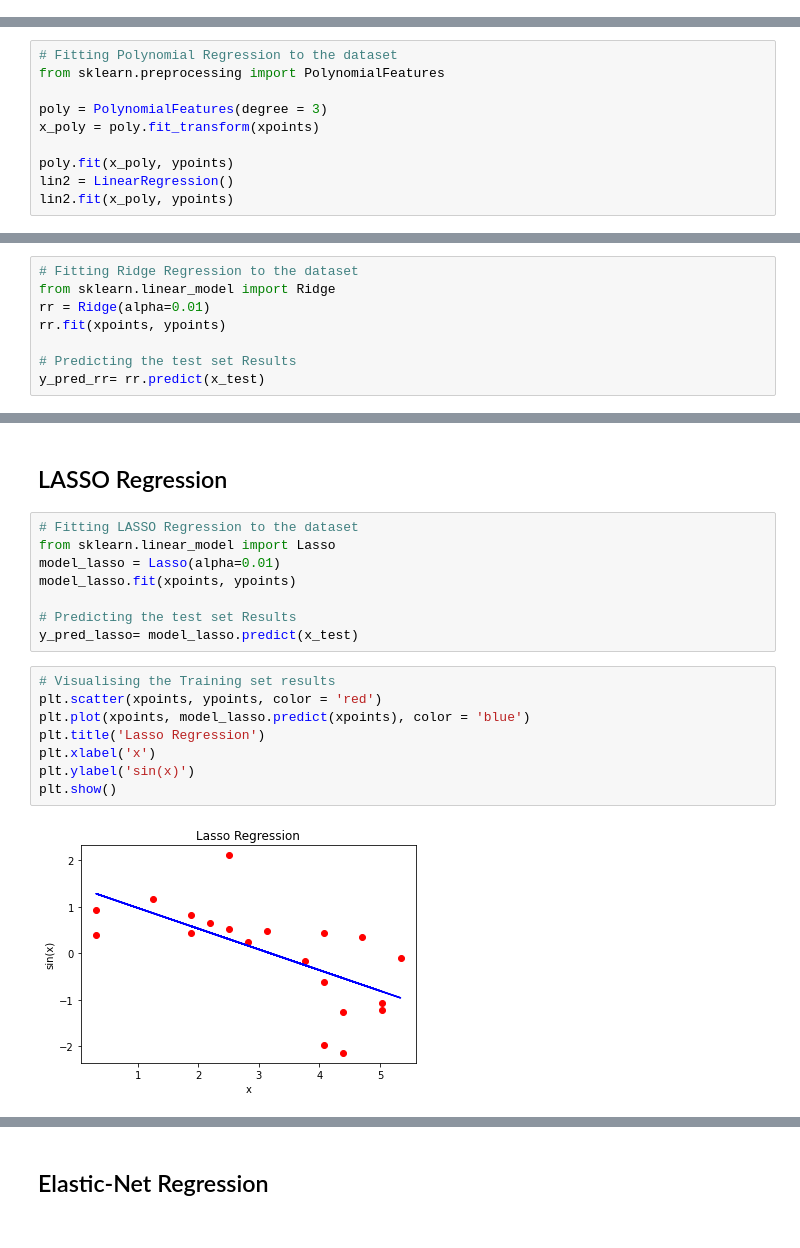
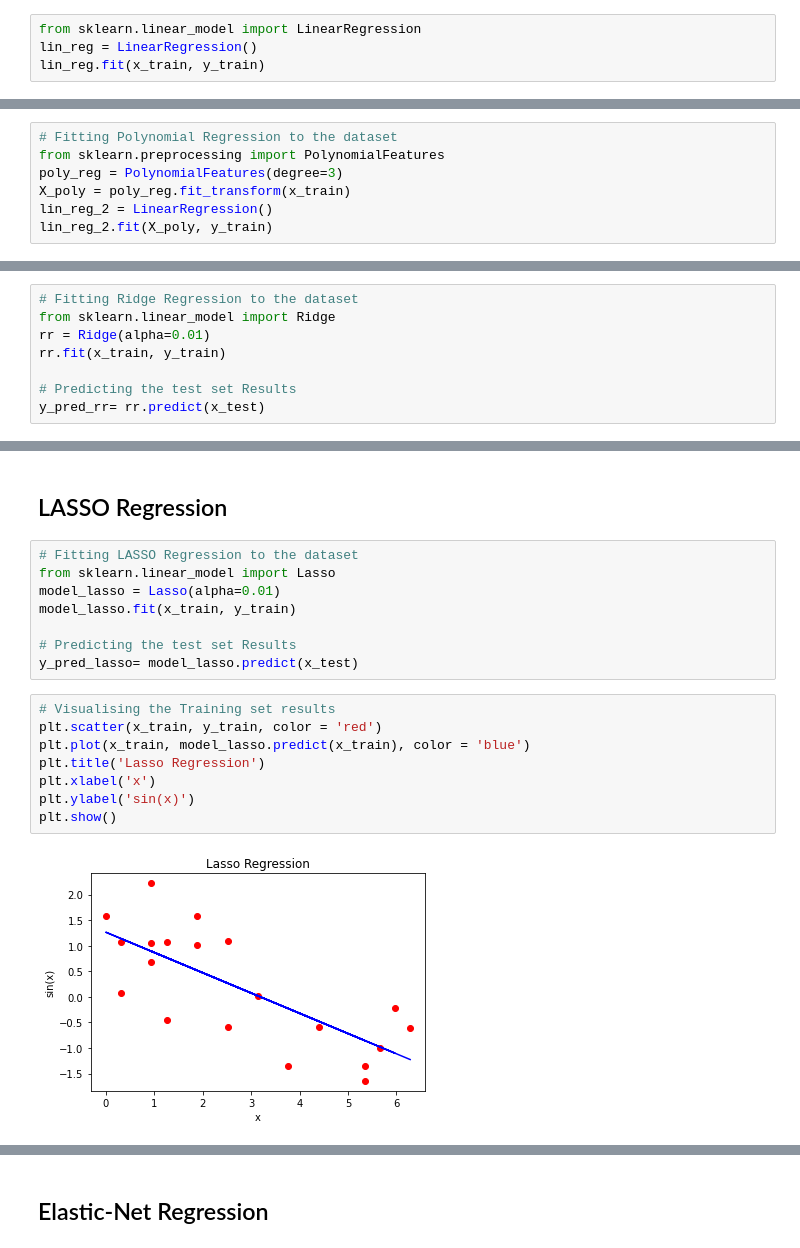
Before and after one commit to anurag1504t/MachineLearning, a Jupyter notebook: 2018BCS_011_ML_Lab.ipynb, the cells around one changed output, grey strips where cells are left out. Cells and saved outputs as stored; diff of their text form.

```diff
--- a/2018BCS_011_ML_Lab.ipynb
+++ b/2018BCS_011_ML_Lab.ipynb
@@ -238,2 +242,6 @@ mean_squared_error(ym_test, ym_pred)
 # %% [markdown]
 ## Polynomial Regression of Degree M
+# %%
+from sklearn.linear_model import LinearRegression
+lin_reg = LinearRegression()
+lin_reg.fit(x_train, y_train)
@@ -240,13 +250,10 @@ mean_squared_error(ym_test, ym_pred)
 # %%
 # Fitting Polynomial Regression to the dataset
 from sklearn.preprocessing import PolynomialFeatures
-
-poly = PolynomialFeatures(degree = 3)
-x_poly = poly.fit_transform(xpoints)
-
-poly.fit(x_poly, ypoints)
-lin2 = LinearRegression()
-lin2.fit(x_poly, ypoints)
+poly_reg = PolynomialFeatures(degree=3)
+X_poly = poly_reg.fit_transform(x_train)
+lin_reg_2 = LinearRegression()
+lin_reg_2.fit(X_poly, y_train)
 # %% [output]
 LinearRegression(copy_X=True, fit_intercept=True, n_jobs=None, normalize=False)
 # %%
@@ -274,7 +279,7 @@ mean_squared_error(ypoints,lin2.predict(poly.fit_transform(xpoints)))
 # Fitting Ridge Regression to the dataset
 from sklearn.linear_model import Ridge
 rr = Ridge(alpha=0.01)
-rr.fit(xpoints, ypoints)
+rr.fit(x_train, y_train)
 
 # Predicting the test set Results
 y_pred_rr= rr.predict(x_test)
@@ -310,20 +315,20 @@ mean_squared_error(y_test, y_pred_rr)
 # Fitting LASSO Regression to the dataset
 from sklearn.linear_model import Lasso
 model_lasso = Lasso(alpha=0.01)
-model_lasso.fit(xpoints, ypoints)
+model_lasso.fit(x_train, y_train)
 
 # Predicting the test set Results
 y_pred_lasso= model_lasso.predict(x_test)
 # %%
 # Visualising the Training set results
-plt.scatter(xpoints, ypoints, color = 'red')
-plt.plot(xpoints, model_lasso.predict(xpoints), color = 'blue')
+plt.scatter(x_train, y_train, color = 'red')
+plt.plot(x_train, model_lasso.predict(x_train), color = 'blue')
 plt.title('Lasso Regression')
 plt.xlabel('x')
 plt.ylabel('sin(x)')
 plt.show()
 # %% [output]
-[figure, old version]
+[figure, new version]
 # %%
 # Visualising the Testing set results
 plt.scatter(x_test, y_test, color = 'red')
```
Also changed, not shown: parts of 27 cells of this notebook.
